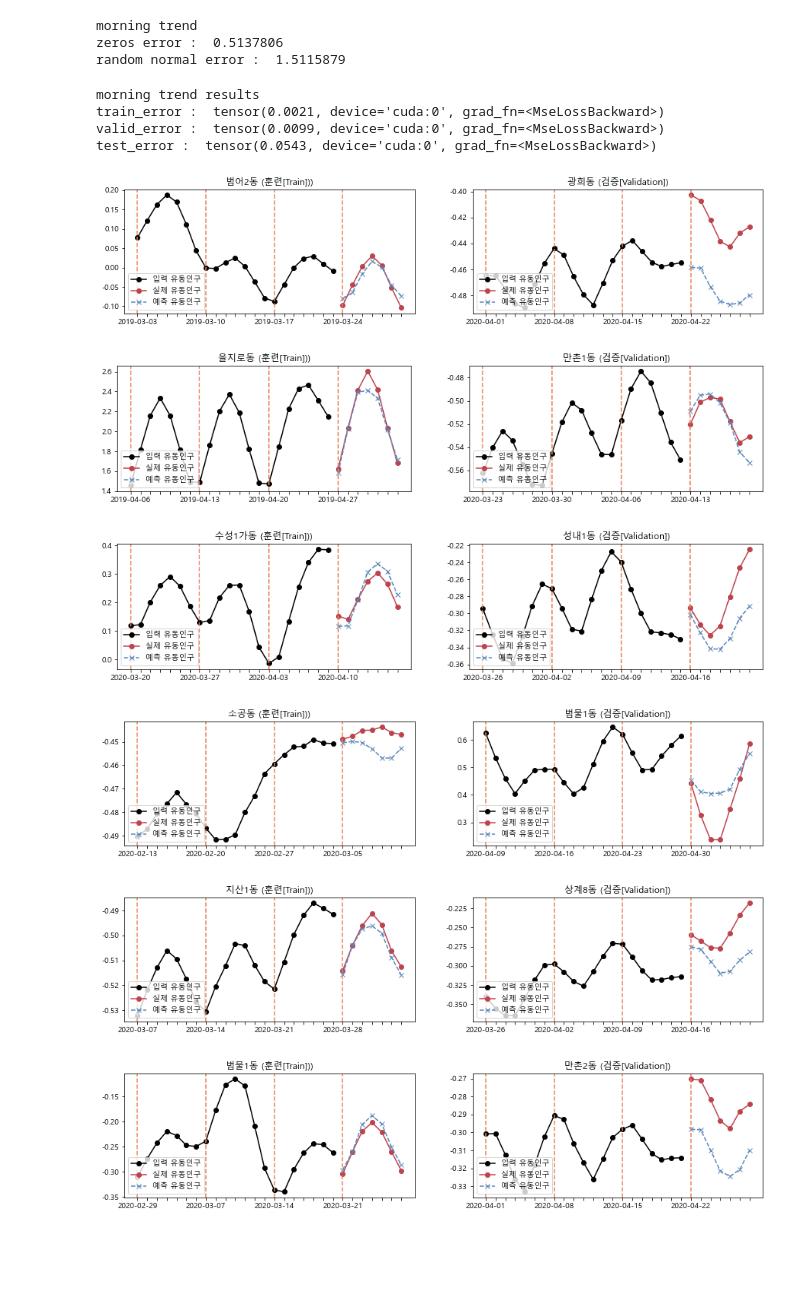
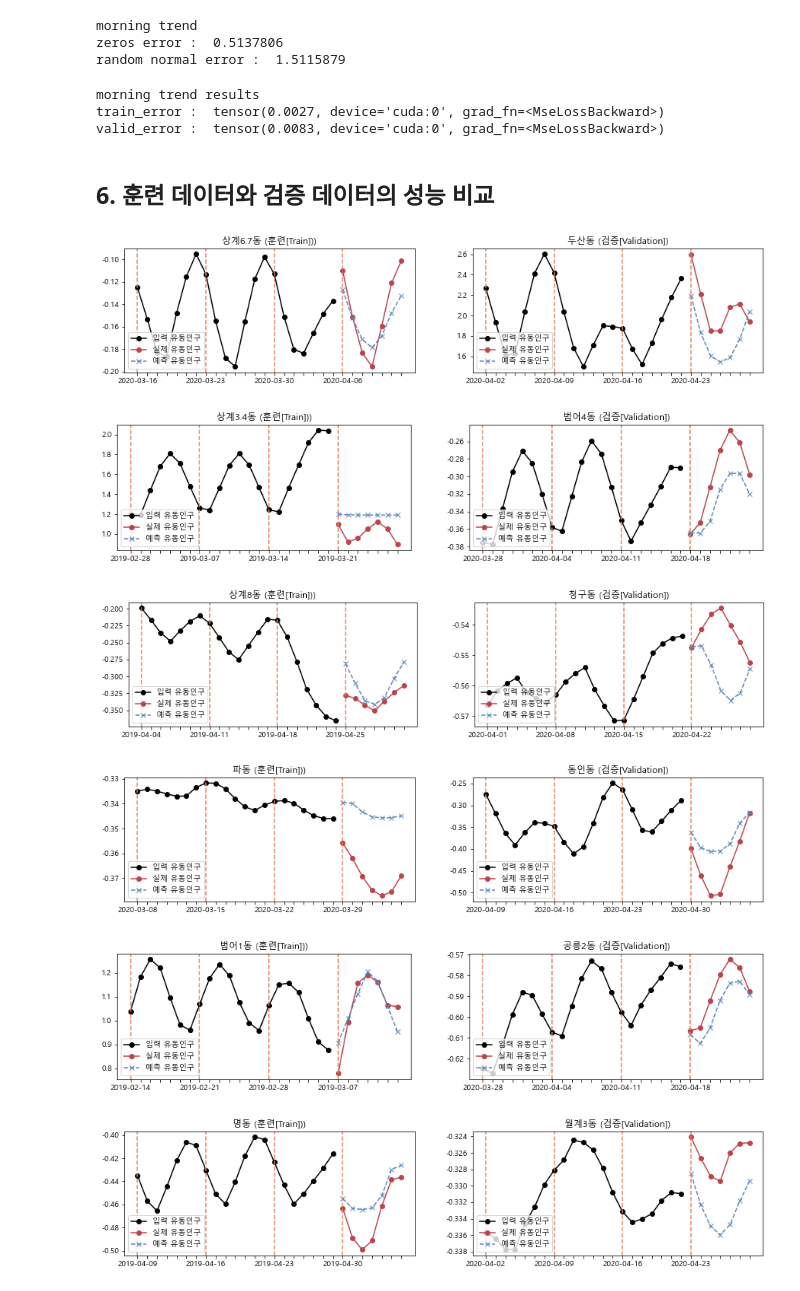
Before and after one commit to deagwon97/fp-ts, a Jupyter notebook: train_morning/morning_train_trend.ipynb, the cells around one changed output. Cells and saved outputs as stored; diff of their text form; code cells hidden in the pictures; blank space fills up the shorter version.

```diff
--- a/train_morning/morning_train_trend.ipynb
+++ b/train_morning/morning_train_trend.ipynb
@@ -118,6 +112,8 @@ plt.ylim(0,0.02)
 plt.show()
 # %% [output]
 [figure]
+# %%
+best_model = torch.load('models/best_trends.pkl')
 # %%
 # trend
 i = 0
@@ -134,38 +130,39 @@ random normal error :  1.5115879
 # %%
 print("morning trend results")
 
-train_pred = model_trend(train_time, train_notime)
+train_pred = best_model(train_time, train_notime)
 print('train_error : ',criterion(train_pred, train_y[:,:,0]))
 
-valid_pred = model_trend(valid_time, valid_notime)
+valid_pred = best_model(valid_time, valid_notime)
 print('valid_error : ',criterion(valid_pred, valid_y[:,:,0]))
-
-test_pred = model_trend(test_time, test_notime)
-print('test_error : ',criterion(test_pred, test_y[:,:,0]))
 # %% [output]
 morning trend results
-train_error :  tensor(0.0021, device='cuda:0', grad_fn=<MseLossBackward>)
-valid_error :  tensor(0.0099, device='cuda:0', grad_fn=<MseLossBackward>)
-test_error :  tensor(0.0543, device='cuda:0', grad_fn=<MseLossBackward>)
+train_error :  tensor(0.0027, device='cuda:0', grad_fn=<MseLossBackward>)
+valid_error :  tensor(0.0083, device='cuda:0', grad_fn=<MseLossBackward>)
+# %% [markdown]
+## 6. 훈련 데이터와 검증 데이터의 성능 비교
 # %%
+valid_trend_pred = best_model(valid_time, valid_notime)
+train_trend_pred = best_model(train_time, train_notime)
+
 train_x_np, train_y_np, train_pred_np,\
 valid_time_x_np, valid_y_np, valid_pred_np= tensor2numpy([train_time[:,:,-2], train_y[:,:,0], train_trend_pred,
                                                         valid_time[:,:,-2], valid_y[:,:,0], valid_trend_pred])
 
 plot_predict(train_x_np, train_y_np, train_pred_np,\
                 valid_time_x_np, valid_y_np, valid_pred_np)
 
 trend_result_list = [train_x_np, train_y_np, train_pred_np,\
     valid_time_x_np, valid_y_np, valid_pred_np]
 
 ### morning result
 path = '../data/train_results/morning_results/'
 with open(path + 'm_trend_results_list.pkl', 'wb') as f:
     pickle.dump(trend_result_list, f)
 # %% [output]
-[figure, old version]
+[figure, new version]
-[figure, old version]
+[figure, new version]
-[figure, old version]
+[figure, new version]
-[figure, old version]
+[figure, new version]
-[figure, old version]
+[figure, new version]
-[figure, old version]
+[figure, new version]
```
Also changed, not shown: parts of 12 cells of this notebook, 9 other files.
